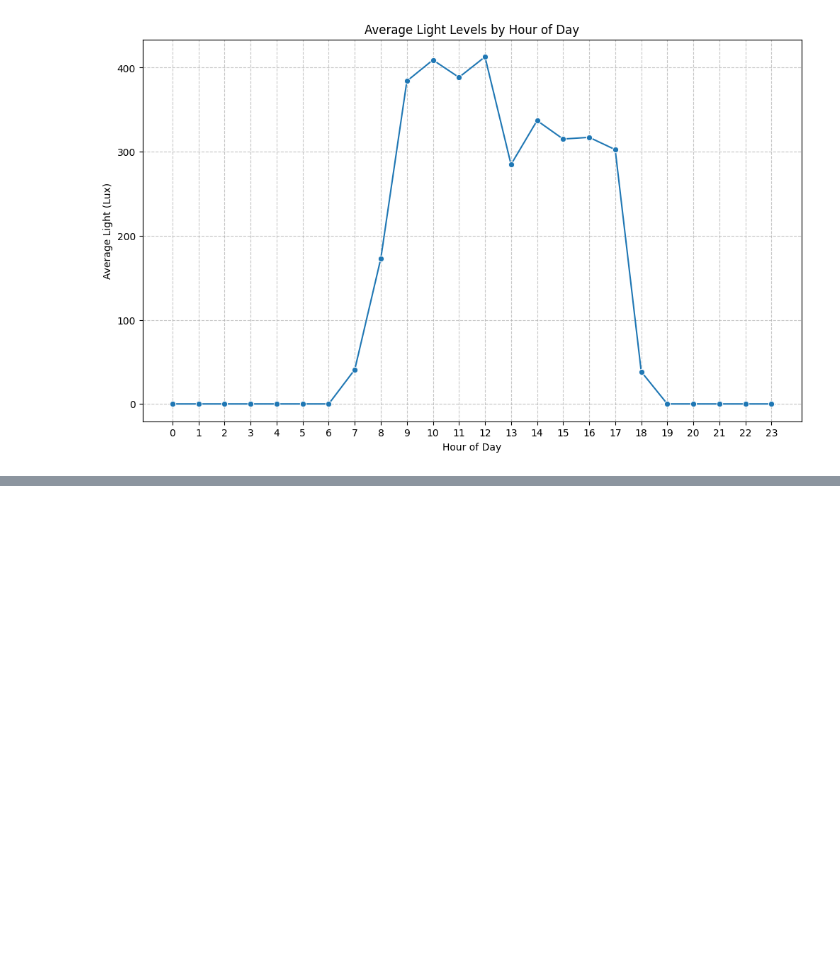
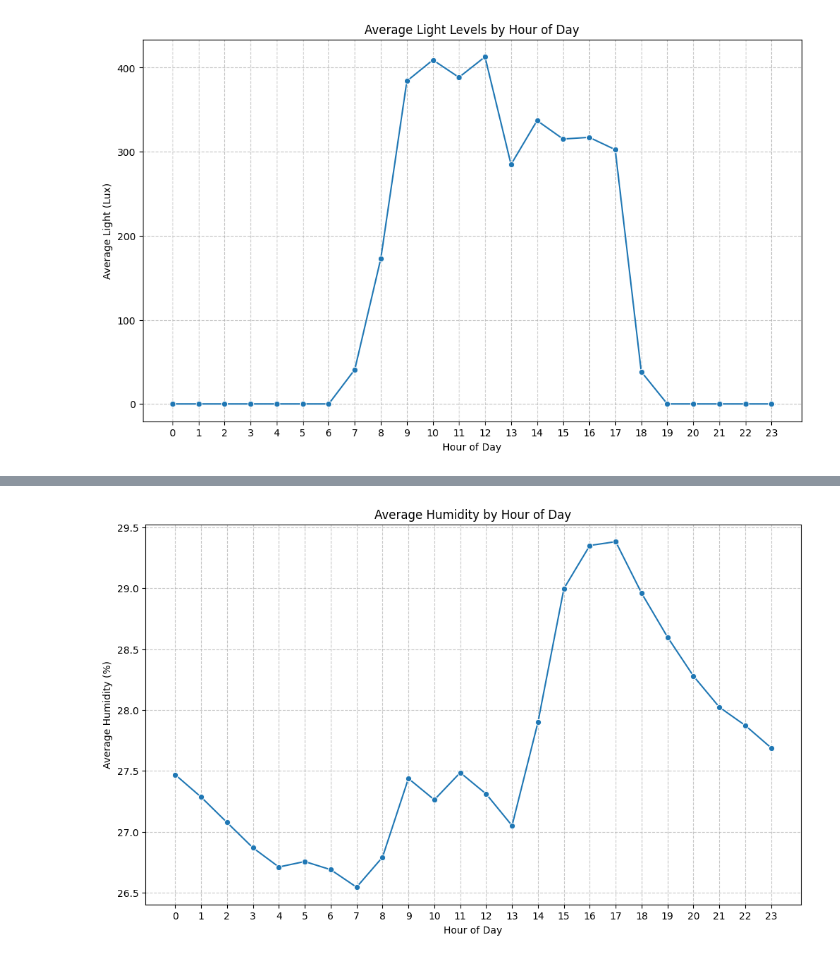
Before and after one commit to NoamShaphir/-MicroClimate, a Jupyter notebook: analysis (1).ipynb, the cells around one changed output, grey strips where cells are left out. Drawn from its saved outputs; the diff is of its cells as text; code cells hidden in the pictures; blank space fills up the shorter version.

```diff
--- a/analysis (1).ipynb
+++ b/analysis (1).ipynb
@@ -800,0 +851,16 @@ plt.show()
+# %%
+df['date'] = pd.to_datetime(df['date'])
+df['hour'] = df['date'].dt.hour
+
+hourly_avg_humidity = df.groupby('hour')['Humidity'].mean().reset_index()
+
+plt.figure(figsize=(12, 7))
+sns.lineplot(data=hourly_avg_humidity, x='hour', y='Humidity', marker='o')
+plt.title('Average Humidity by Hour of Day')
+plt.xlabel('Hour of Day')
+plt.ylabel('Average Humidity (%)')
+plt.xticks(range(0, 24))
+plt.grid(True, linestyle='--', alpha=0.7)
+plt.show()
+# %% [output]
+[figure, added]
```
Also changed, not shown: parts of 4 cells of this notebook.
